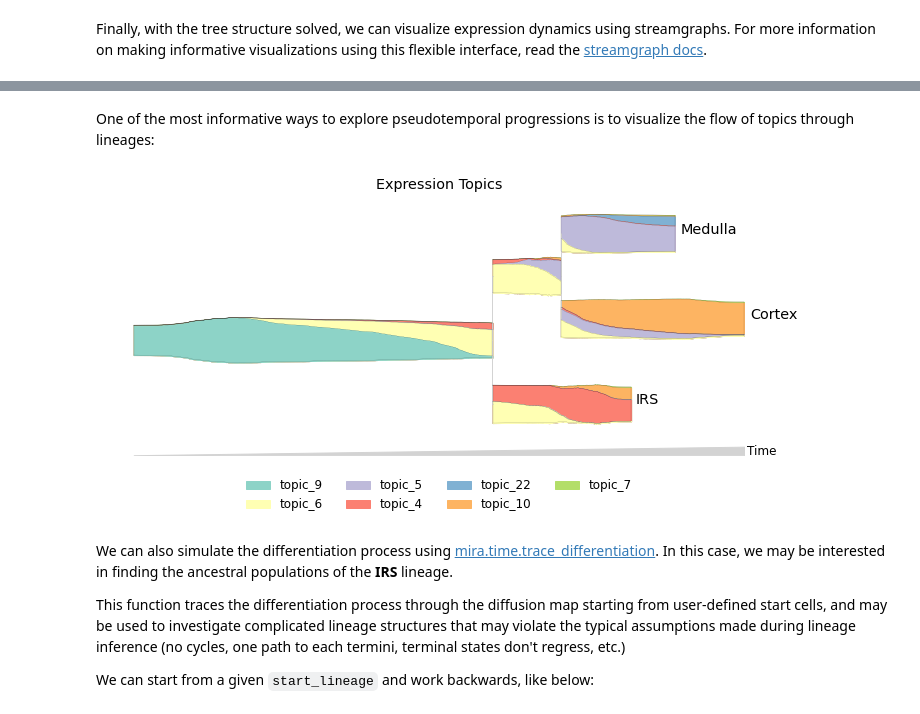
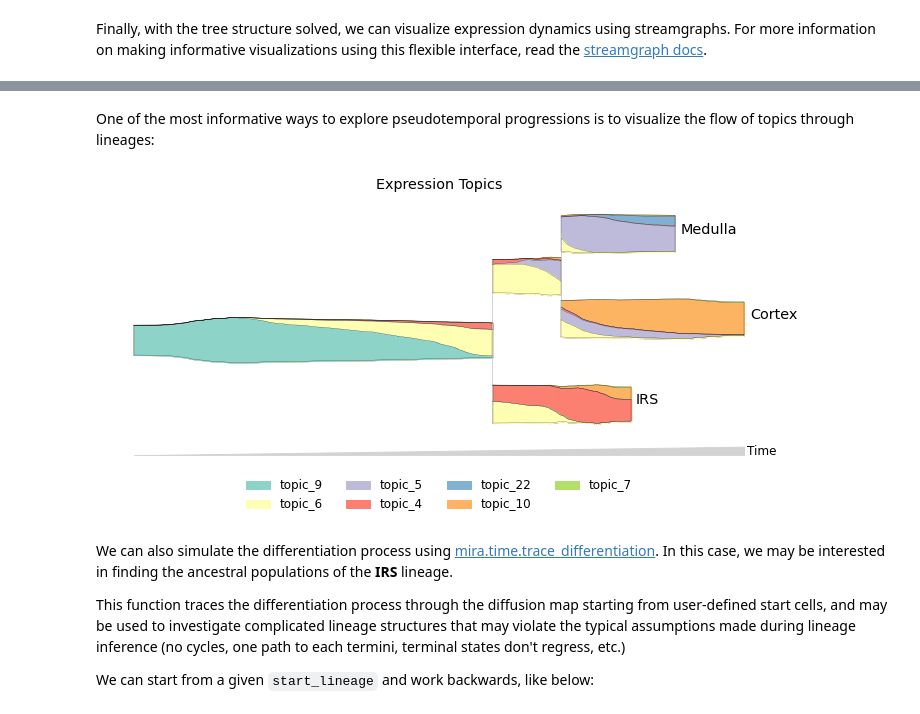
Before and after one commit to cistrome/MIRA, a Jupyter notebook: tutorial_mira.time.ipynb, the cells around one changed output, grey strips where cells are left out. Cells and saved outputs as stored; diff of their text form; code cells hidden in the pictures.

```diff
--- a/tutorial_mira.time.ipynb
+++ b/tutorial_mira.time.ipynb
@@ -169,14 +150,14 @@ plt.show()
 [figure]
-# %% [markdown]
-One of the most informative ways to explore pseudotemporal progressions is to visualize the flow of topics through lineages:
-# %%
-mira.pl.plot_stream(data, data = ['topic_' + str(i) for i in [6,9,10,5,4,22,7]],
-    log_pseudotime=False, hide_feature_threshold=0.03,
-    palette='Set3', window_size=301, legend_cols=4, title = 'Expression Topics',
-)
-plt.show()
-# %% [output]
-[figure, removed]
+# %% [markdown]
+One of the most informative ways to explore pseudotemporal progressions is to visualize the flow of topics through lineages:
+# %%
+mira.pl.plot_stream(data, data = ['topic_' + str(i) for i in [6,9,10,5,4,22,7]],
+    log_pseudotime=False, hide_feature_threshold=0.03, linewidth=0.2,
+    palette='Set3', window_size=301, legend_cols=4, title = 'Expression Topics',
+)
+plt.show()
+# %% [output]
+[figure, added]
 # %% [markdown]
 We can also simulate the differentiation process using [mira.time.trace_differentiation](../time/mira.time.trace_differentiation.html). In this case, we may be interested in finding the ancestral populations of the **IRS** lineage.
 
```
Also changed, not shown: parts of 9 cells of this notebook, 17 other files.
